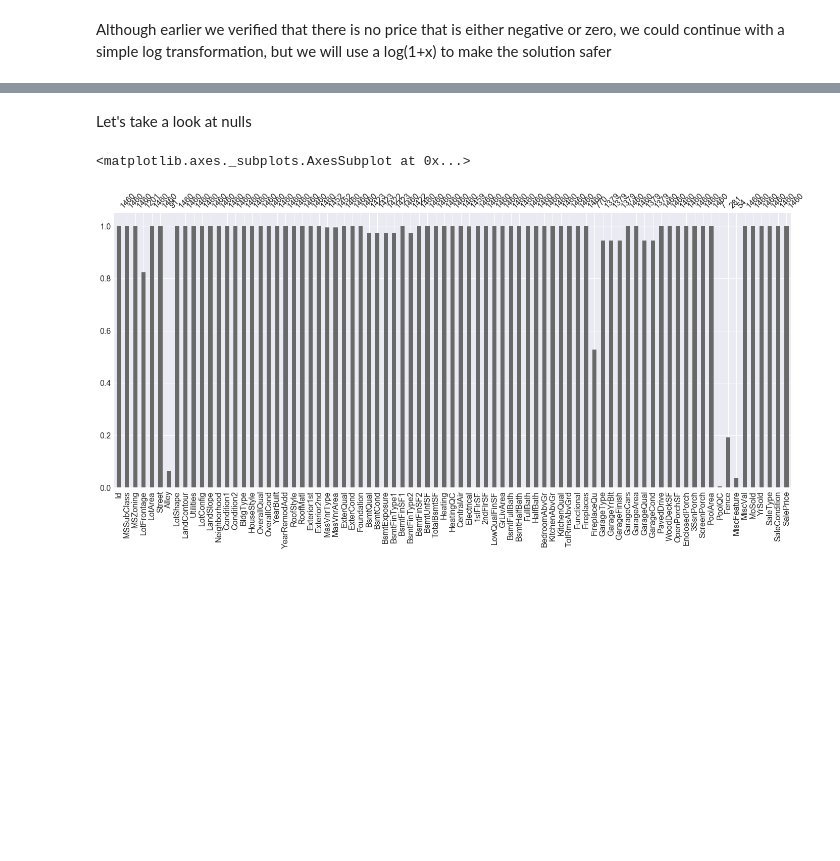
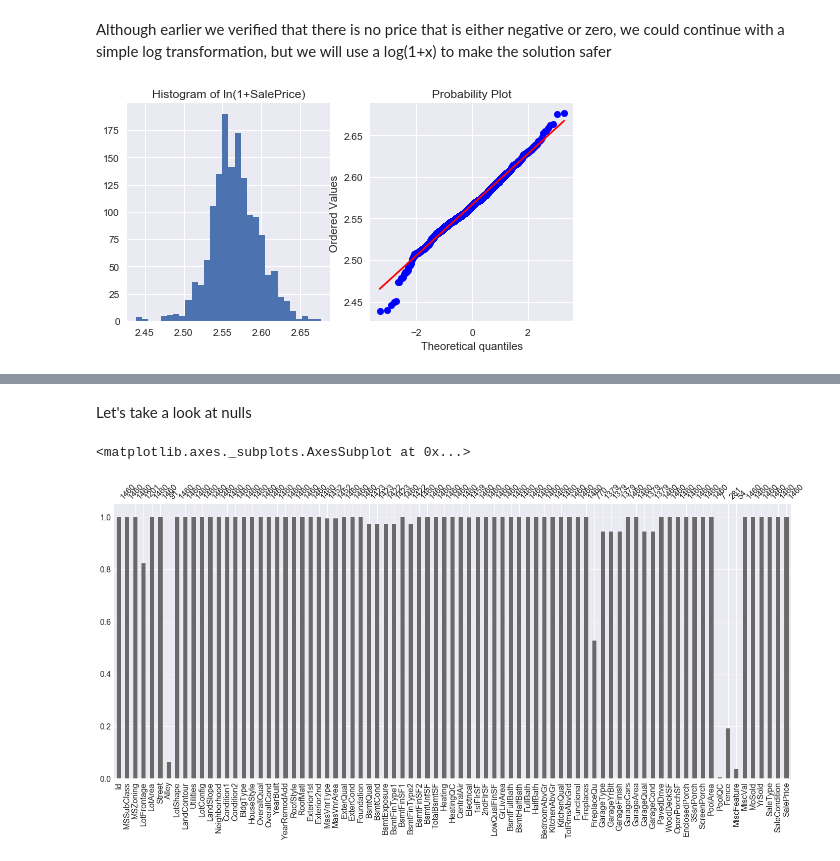
Before and after one commit to guilhermemarson/udacity, a Jupyter notebook: ames_house_prices/data_exploration.ipynb, the cells around one changed output, grey strips where cells are left out. Drawn from its saved outputs; the diff is of its cells as text; code cells hidden in the pictures; blank space fills up the shorter version.

```diff
--- a/ames_house_prices/data_exploration.ipynb
+++ b/ames_house_prices/data_exploration.ipynb
@@ -46,2 +49,15 @@ plt.show()
 # %% [markdown]
 Although earlier we verified that there is no price that is either negative or zero, we could continue with a simple log transformation, but we will use a log(1+x) to make the solution safer
+# %%
+train["SalePrice"] = np.log1p(train["SalePrice"])
+# It's important to remember that log(1 + x), the inverse of expm1.
+# %%
+sns.set(rc={'figure.figsize':(8,4)})
+plt.subplot(1, 2, 1)
+train['SalePrice'].hist(bins=30).plot()
+plt.title("Histogram of ln(1+SalePrice)")
+plt.subplot(1, 2, 2)
+stats.probplot(train['SalePrice'], plot=plt)
+plt.show()
+# %% [output]
+[figure, added]
```
Also changed, not shown: parts of 19 cells of this notebook.
